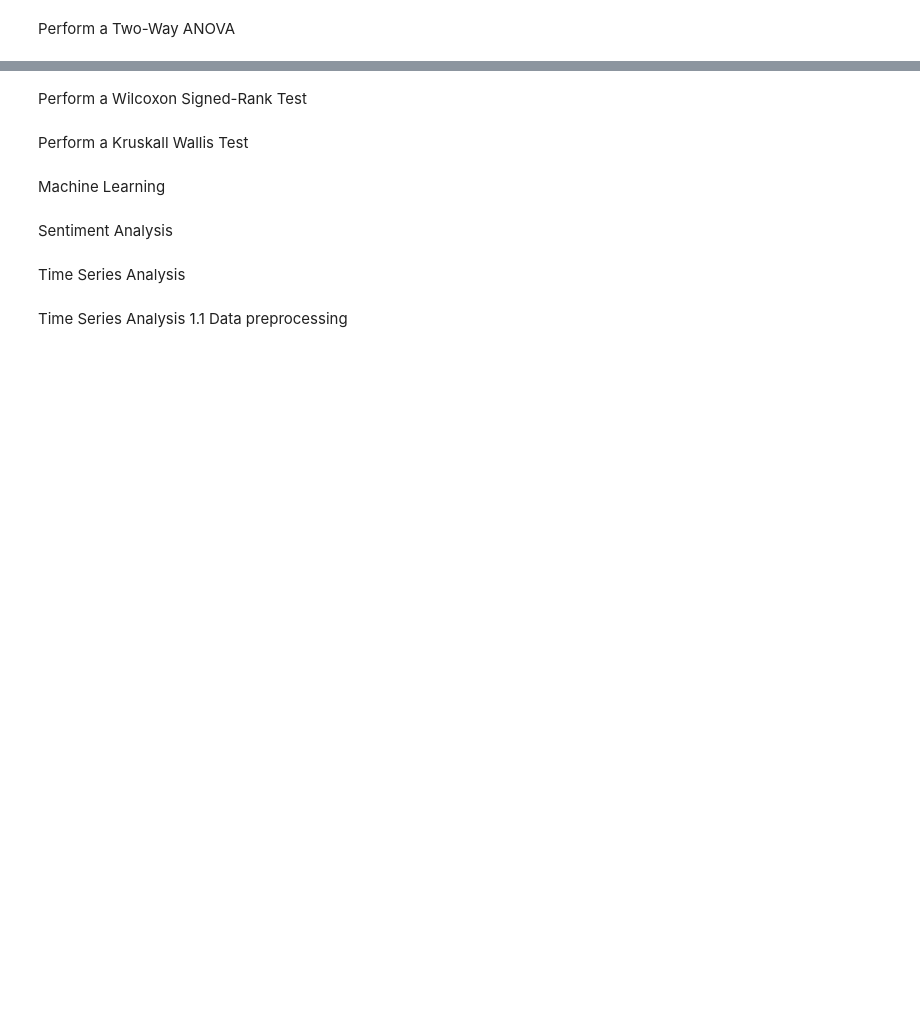
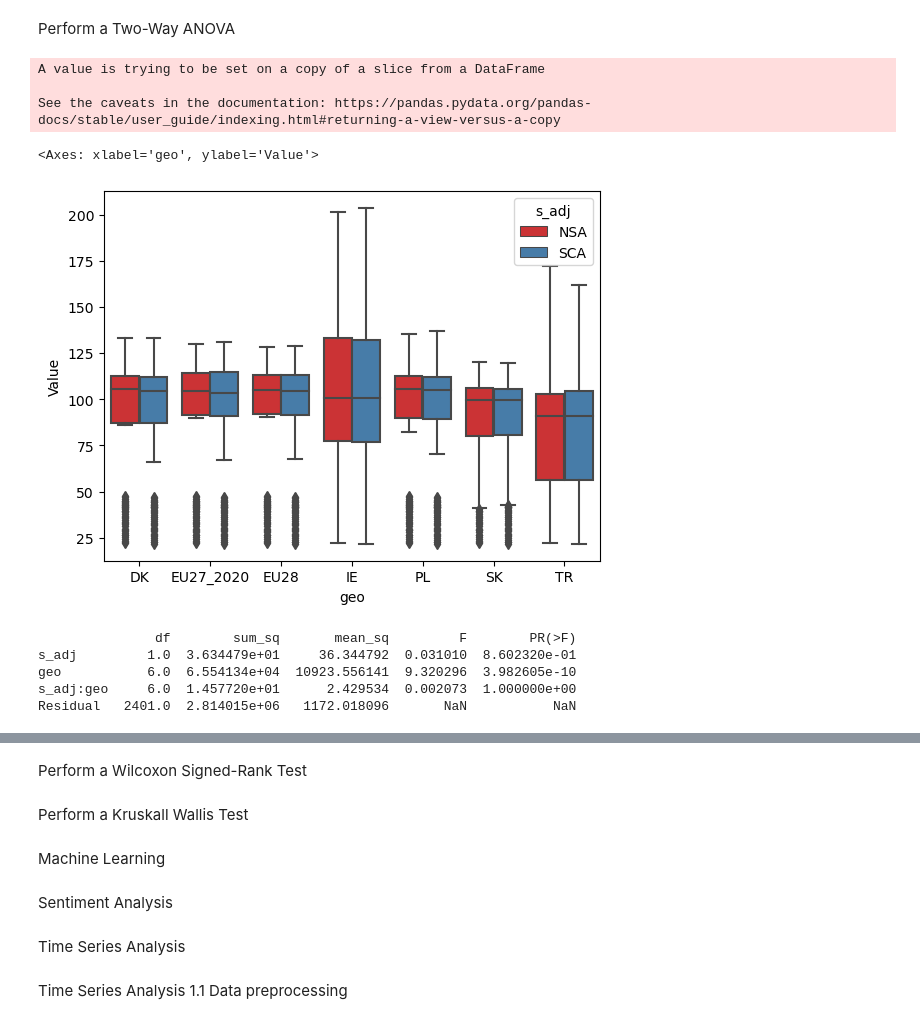
Before and after one commit to paulr28/MSc_DA_CA2, a Jupyter notebook: Explortation_1.ipynb, the cells around one changed output, grey strips where cells are left out. Saved outputs shown, nothing was run; the diff lists cells and outputs as text; code cells hidden in the pictures; blank space fills up the shorter version.

```diff
--- a/Explortation_1.ipynb
+++ b/Explortation_1.ipynb
@@ -229,10 +278,35 @@ prep1 = df[(df['indic'] == 'IS-EPI') & (df['normal'] == True)]
 # %%
 #Change the name of the geo\TIME_PERIOD column to geo in the df dataframe
-prep1.rename(columns={'geo\\TIME_PERIOD': 'geo'}, inplace=True)
+twa.rename(columns={'geo\\TIME_PERIOD': 'geo'}, inplace=True)
+# %% [output]
+A value is trying to be set on a copy of a slice from a DataFrame
+
+See the caveats in the documentation: https://pandas.pydata.org/pandas-docs/stable/user_guide/indexing.html#returning-a-view-versus-a-copy
+# %%
+# Drop the AT, EL, FI values from the geo column as they don't have NSA and SCA values
+twa = twa[~twa['geo'].isin(['AT', 'EL', 'FI'])]
+# %%
+# Drop first 7 rows of the dataframe
+twa = twa.iloc[7:]
+# %%
+#Make sure the groups have the same sample size
+min_sample_size = twa['geo'].value_counts().min()
+twa = twa.groupby('geo').apply(lambda x: x.sample(min_sample_size))
+# %%
+# generate a boxplot to see the data distribution by geo and s_adj
+sns.boxplot(x="geo", y="Value", hue="s_adj", data=twa, palette="Set1")
+# %% [output]
+<Axes: xlabel='geo', ylabel='Value'>
+[figure, added]
 # %%
-# Perform a TWO-WAY ANOVA to determine if there is an interaction between the geo\TIME_PERIOD and s_adj columns
-
 # Perform two-way ANOVA
-model = ols('Value ~ s_adj + geo', data = prep1).fit()
+# The effect of seasonality, the effect of country, and the interaction between seasonality and country
+model = ols('Value ~ s_adj + geo + s_adj:geo', data = twa).fit()
 aov2 = sm.stats.anova_lm(model, type=2)
 print(aov2)
+# %% [output]
+               df        sum_sq       mean_sq         F        PR(>F)
+s_adj         1.0  3.634479e+01     36.344792  0.031010  8.602320e-01
+geo           6.0  6.554134e+04  10923.556141  9.320296  3.982605e-10
+s_adj:geo     6.0  1.457720e+01      2.429534  0.002073  1.000000e+00
+Residual   2401.0  2.814015e+06   1172.018096       NaN           NaN
```
Also changed, not shown: parts of 26 cells of this notebook.
